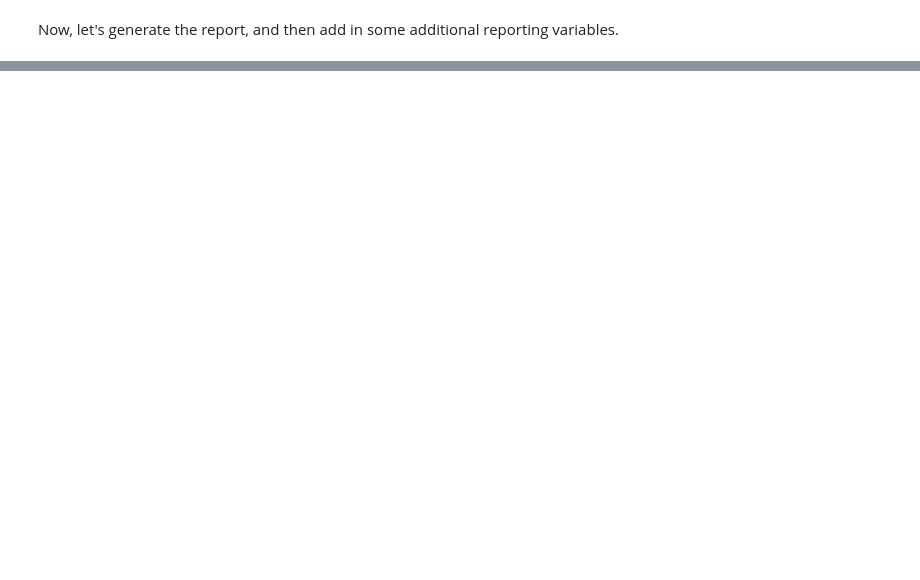
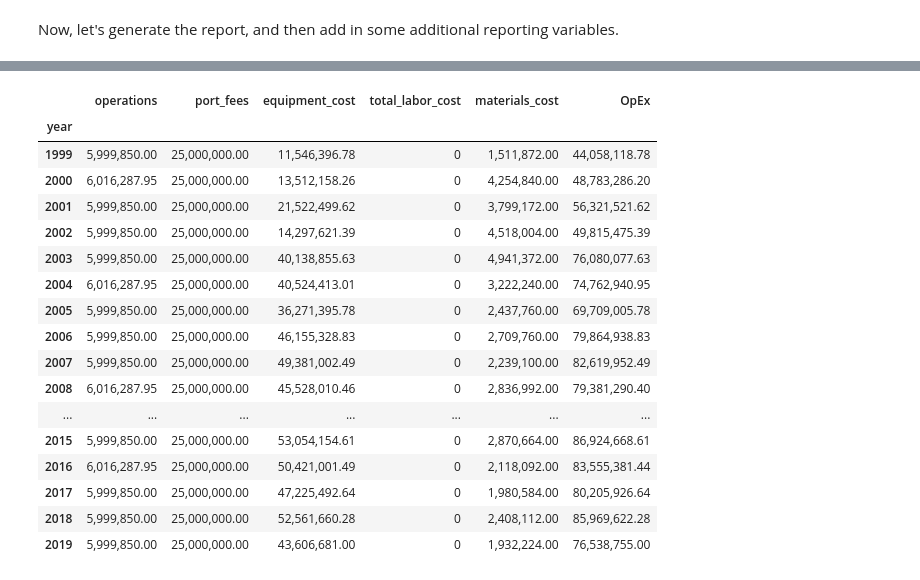
Before and after one commit to NREL/WAVES, a Jupyter notebook: examples/example-floating-deep.ipynb, the cells around one changed output, grey strips where cells are left out. Drawn from its saved outputs; the diff is of its cells as text; code cells hidden in the pictures; blank space fills up the shorter version.

```diff
--- a/examples/example-floating-deep.ipynb
+++ b/examples/example-floating-deep.ipynb
@@ -337,0 +338,21 @@ report_df
+# %%
+project_floating.wombat.metrics.opex(frequency='annual', by_category=True)
+# %% [output]
+|  | operations | port_fees | equipment_cost | total_labor_cost | materials_cost | OpEx |
+| year |  |  |  |  |  |  |
+| 1999 | 5,999,850.00 | 25,000,000.00 | 11,546,396.78 | 0 | 1,511,872.00 | 44,058,118.78 |
+| 2000 | 6,016,287.95 | 25,000,000.00 | 13,512,158.26 | 0 | 4,254,840.00 | 48,783,286.20 |
+| 2001 | 5,999,850.00 | 25,000,000.00 | 21,522,499.62 | 0 | 3,799,172.00 | 56,321,521.62 |
+| 2002 | 5,999,850.00 | 25,000,000.00 | 14,297,621.39 | 0 | 4,518,004.00 | 49,815,475.39 |
+| 2003 | 5,999,850.00 | 25,000,000.00 | 40,138,855.63 | 0 | 4,941,372.00 | 76,080,077.63 |
+| 2004 | 6,016,287.95 | 25,000,000.00 | 40,524,413.01 | 0 | 3,222,240.00 | 74,762,940.95 |
+| 2005 | 5,999,850.00 | 25,000,000.00 | 36,271,395.78 | 0 | 2,437,760.00 | 69,709,005.78 |
+| 2006 | 5,999,850.00 | 25,000,000.00 | 46,155,328.83 | 0 | 2,709,760.00 | 79,864,938.83 |
+| 2007 | 5,999,850.00 | 25,000,000.00 | 49,381,002.49 | 0 | 2,239,100.00 | 82,619,952.49 |
+| 2008 | 6,016,287.95 | 25,000,000.00 | 45,528,010.46 | 0 | 2,836,992.00 | 79,381,290.40 |
+| ... | ... | ... | ... | ... | ... | ... |
+| 2015 | 5,999,850.00 | 25,000,000.00 | 53,054,154.61 | 0 | 2,870,664.00 | 86,924,668.61 |
+| 2016 | 6,016,287.95 | 25,000,000.00 | 50,421,001.49 | 0 | 2,118,092.00 | 83,555,381.44 |
+| 2017 | 5,999,850.00 | 25,000,000.00 | 47,225,492.64 | 0 | 1,980,584.00 | 80,205,926.64 |
+| 2018 | 5,999,850.00 | 25,000,000.00 | 52,561,660.28 | 0 | 2,408,112.00 | 85,969,622.28 |
+| 2019 | 5,999,850.00 | 25,000,000.00 | 43,606,681.00 | 0 | 1,932,224.00 | 76,538,755.00 |
```
Also changed, not shown: parts of 6 cells of this notebook, 19 other files.
